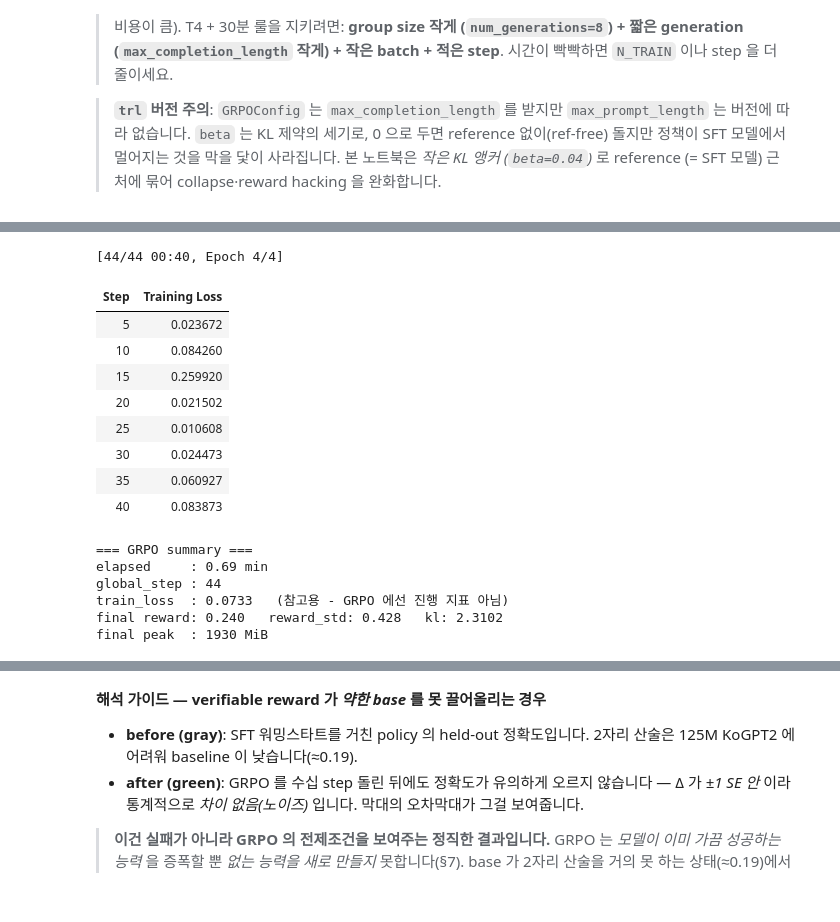
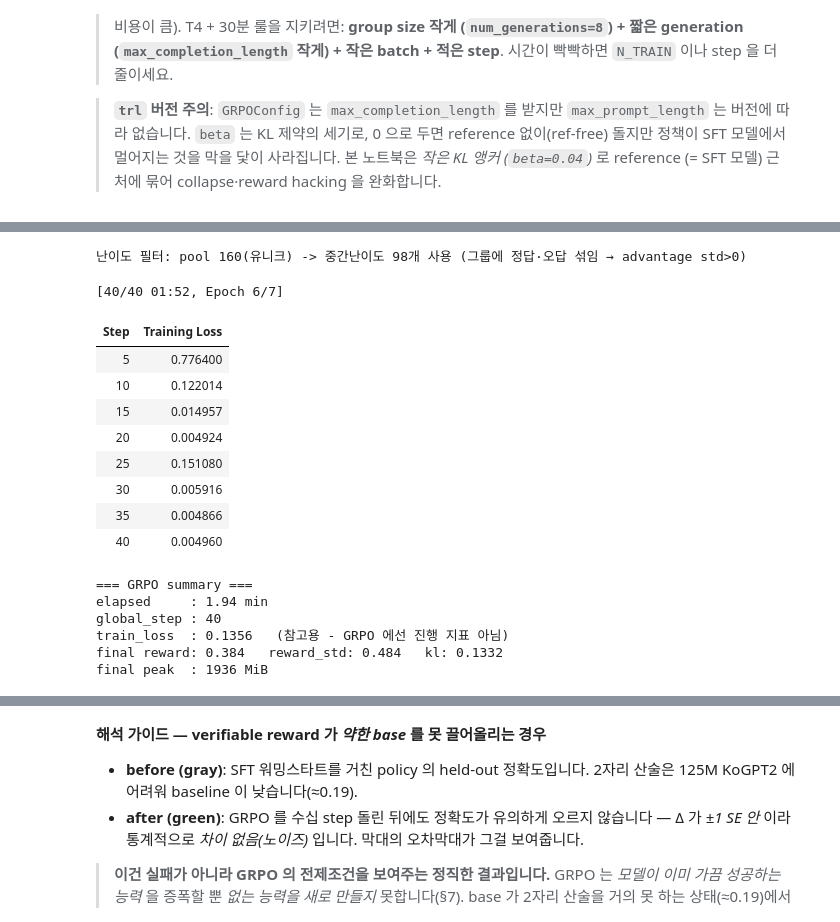
Before and after one commit to yoon-gu/neuqes-101, a Jupyter notebook: executed/31_grpo.ipynb, the cells around one changed output, grey strips where cells are left out. Cells and saved outputs as stored; diff of their text form; code cells hidden in the pictures.

```diff
--- a/executed/31_grpo.ipynb
+++ b/executed/31_grpo.ipynb
@@ -587,19 +609,0 @@ GRPO 의 advantage 는 그룹 안에서 $(r-\text{mean})/\text{std}$ 입니다.
-# %%
-# 각 prompt 에 k 개 답을 생성해 정답률(pass rate)을 측정
-@torch.no_grad()
-def pass_rate(model, prompt, gold, k=8):
-    enc = tokenizer(prompt, return_tensors="pt").to(model.device)
-    gen = model.generate(**enc, max_new_tokens=24, do_sample=True, temperature=0.7, top_p=0.95,
-                         num_return_sequences=k, pad_token_id=tokenizer.pad_token_id)
-    c = sum(extract_answer(tokenizer.decode(g[enc["input_ids"].shape[1]:], skip_special_tokens=True)) == str(gold)
-            for g in gen)
-    return c / k
-
-# 중간 난이도(2-7/8 정답)인 prompt 만 남겨 그룹 std>0 보장.
-# TRAIN 문제 공간에서 *유니크하게* 뽑아(같은 문제 중복 rollout 낭비 방지) 정답률을 잰다.
-pool_problems = random.Random(SEED + 3).sample(TRAIN_PROBLEMS, min(500, len(TRAIN_PROBLEMS)))
-pool = Dataset.from_list([_row(*p) for p in pool_problems])
-keep = [ex for ex in pool if 0.25 <= pass_rate(policy, ex["prompt"], ex["answer"]) <= 0.875]
-grpo_ds = Dataset.from_list(keep) if len(keep) >= 16 else grpo_ds  # 너무 적으면 원본 유지
-print(f"난이도 필터: pool {len(pool)}(유니크) -> 중간난이도 {len(keep)}개 사용 "
-      f"(그룹에 정답·오답 섞임 → advantage std>0)")
@@ -608,14 +616,35 @@ print(f"난이도 필터: pool {len(pool)}(유니크) -> 중간난이도 {len(ke
+# %%
+# 각 prompt 에 k 개 답을 생성해 정답률(pass rate)을 측정
+@torch.no_grad()
+def pass_rate(model, prompt, gold, k=8):
+    enc = tokenizer(prompt, return_tensors="pt").to(model.device)
+    gen = model.generate(**enc, max_new_tokens=48, do_sample=True, temperature=0.7, top_p=0.95,
+                         num_return_sequences=k, pad_token_id=tokenizer.pad_token_id)
+    c = sum(extract_answer(tokenizer.decode(g[enc["input_ids"].shape[1]:], skip_special_tokens=True)) == str(gold)
+            for g in gen)
+    return c / k
+
+# 중간 난이도(2-7/8 정답)인 prompt 만 남겨 그룹 std>0 보장.
+# TRAIN 공간에서 *유니크하게* 뽑아(같은 문제 중복 rollout 낭비 방지) 정답률을 잰다 (eval 과 겹침 0).
+pool = make_charcount(160, seed=SEED + 3, exclude=EVAL_PROMPTS)
+keep = [ex for ex in pool if 0.25 <= pass_rate(policy, ex["prompt"], ex["answer"]) <= 0.875]
+grpo_ds = Dataset.from_list(keep) if len(keep) >= 16 else grpo_ds  # 너무 적으면 원본 유지
+print(f"난이도 필터: pool {len(pool)}(유니크) -> 중간난이도 {len(keep)}개 사용 "
+      f"(그룹에 정답·오답 섞임 → advantage std>0)")
+# %% [output]
+난이도 필터: pool 160(유니크) -> 중간난이도 98개 사용 (그룹에 정답·오답 섞임 → advantage std>0)
 # %%
 GROUP_SIZE = 8   # num_generations - rollout group size (T4 룰: 작게)
 
 grpo_config = GRPOConfig(
     output_dir="./out_kogpt2_grpo",
     num_train_epochs=4,
+    max_steps=40,               # T4 시간 상한 - 생성이 무거운 char count 라 스텝 수를 고정
     # 배치·그룹: micro-batch 당 prompt 2개(16/8) × grad_accum 8 = step 당 unique prompt 16
     per_device_train_batch_size=16,
     gradient_accumulation_steps=8,
     num_generations=GROUP_SIZE,               # 한 prompt 당 생성 답 개수(그룹 크기)
-    max_completion_length=24,
+    max_completion_length=48,
     mask_truncated_completions=True,          # 잘린 생성은 loss 에서 제외
     # rollout 은 다양성 확보용 sampling(0.7), eval 은 분산 제거용 greedy - 의도적으로 다름
     temperature=0.7,
@@ -661,48 +690,48 @@ class VRAMCallback(TrainerCallback):
 
 
 vram_cb = VRAMCallback()
 
 # reward_funcs 에 verifier 를 넘기면 rollout -> 채점 -> group advantage -> 정책 갱신 자동.
 trainer = GRPOTrainer(
     model=policy,
     reward_funcs=reward_correct,   # <- verifier (callable 또는 list). 데이터의 answer 컬럼이 kwargs 로 전달
     args=grpo_config,
     train_dataset=grpo_ds,
     processing_class=tokenizer,
     callbacks=[vram_cb],
 )
 
 t0 = time.time()
 train_out = trainer.train()
 elapsed = time.time() - t0
 
 # GRPO 는 loss 값 자체가 진행 지표가 아니므로(≈ β·KL, §6 참조) 마지막 reward/kl 을 함께 본다.
 last = {k: r[k] for r in trainer.state.log_history for k in ("reward", "reward_std", "kl") if k in r}
 print(f"\n=== GRPO summary ===")
 print(f"elapsed     : {elapsed/60:.2f} min")
 print(f"global_step : {train_out.global_step}")
 print(f"train_loss  : {train_out.training_loss:.4f}   (참고용 - GRPO 에선 진행 지표 아님)")
 if last:
     print(f"final reward: {last.get('reward', float('nan')):.3f}   reward_std: {last.get('reward_std', float('nan')):.3f}   kl: {last.get('kl', float('nan')):.4f}")
 if torch.cuda.is_available():
     print(f"final peak  : {torch.cuda.max_memory_allocated()/1024**2:.0f} MiB")
 # %% [output]
-[44/44 00:40, Epoch 4/4]
+[40/40 01:52, Epoch 6/7]
 | Step | Training Loss |
-| 5 | 0.023672 |
-| 10 | 0.084260 |
-| 15 | 0.259920 |
-| 20 | 0.021502 |
-| 25 | 0.010608 |
-| 30 | 0.024473 |
-| 35 | 0.060927 |
-| 40 | 0.083873 |
+| 5 | 0.776400 |
+| 10 | 0.122014 |
+| 15 | 0.014957 |
+| 20 | 0.004924 |
+| 25 | 0.151080 |
+| 30 | 0.005916 |
+| 35 | 0.004866 |
+| 40 | 0.004960 |
 === GRPO summary ===
-elapsed     : 0.69 min
-global_step : 44
-train_loss  : 0.0733   (참고용 - GRPO 에선 진행 지표 아님)
-final reward: 0.240   reward_std: 0.428   kl: 2.3102
-final peak  : 1930 MiB
+elapsed     : 1.94 min
+global_step : 40
+train_loss  : 0.1356   (참고용 - GRPO 에선 진행 지표 아님)
+final reward: 0.384   reward_std: 0.484   kl: 0.1332
+final peak  : 1936 MiB
 # %% [markdown]
 ## 5. 🆚 GRPO 전·후 정확도 비교 — *verifier pass rate 가 올랐는가*
 
```
Also changed, not shown: parts of 19 cells of this notebook, 1 other file.
